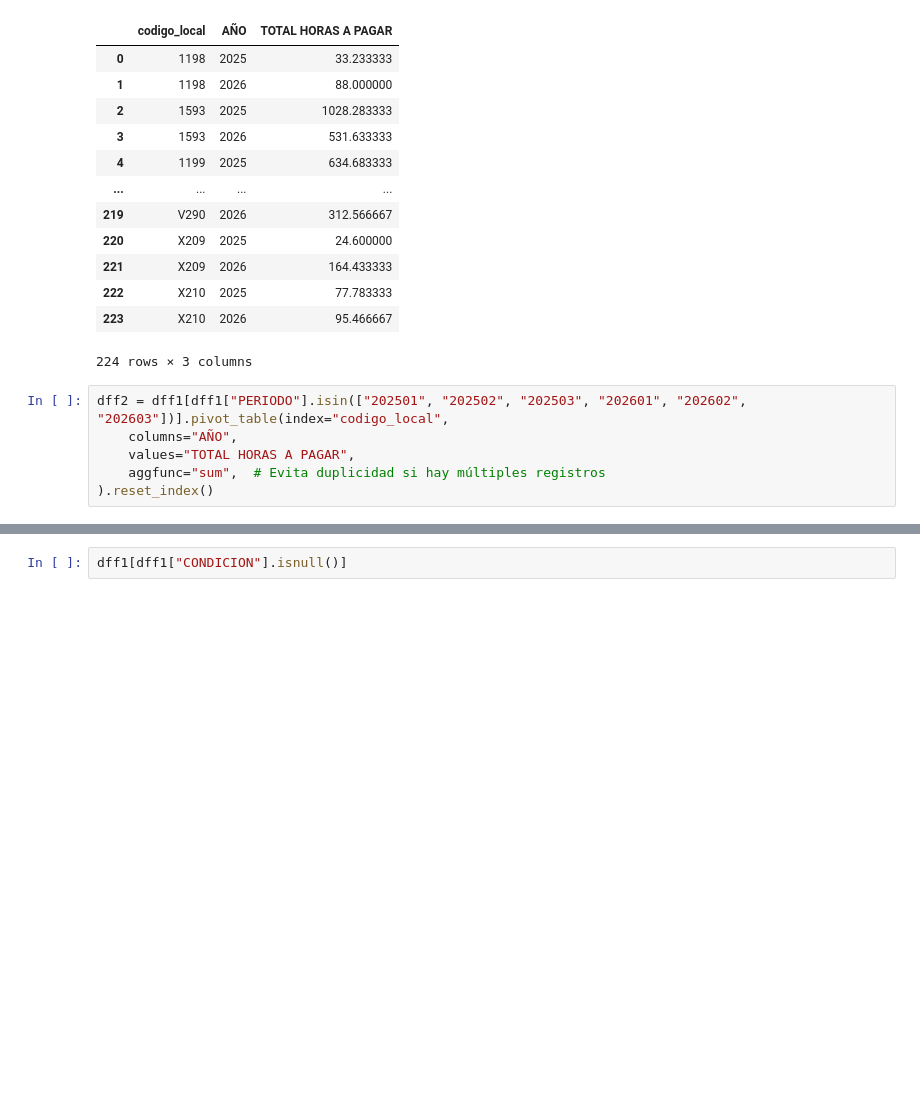
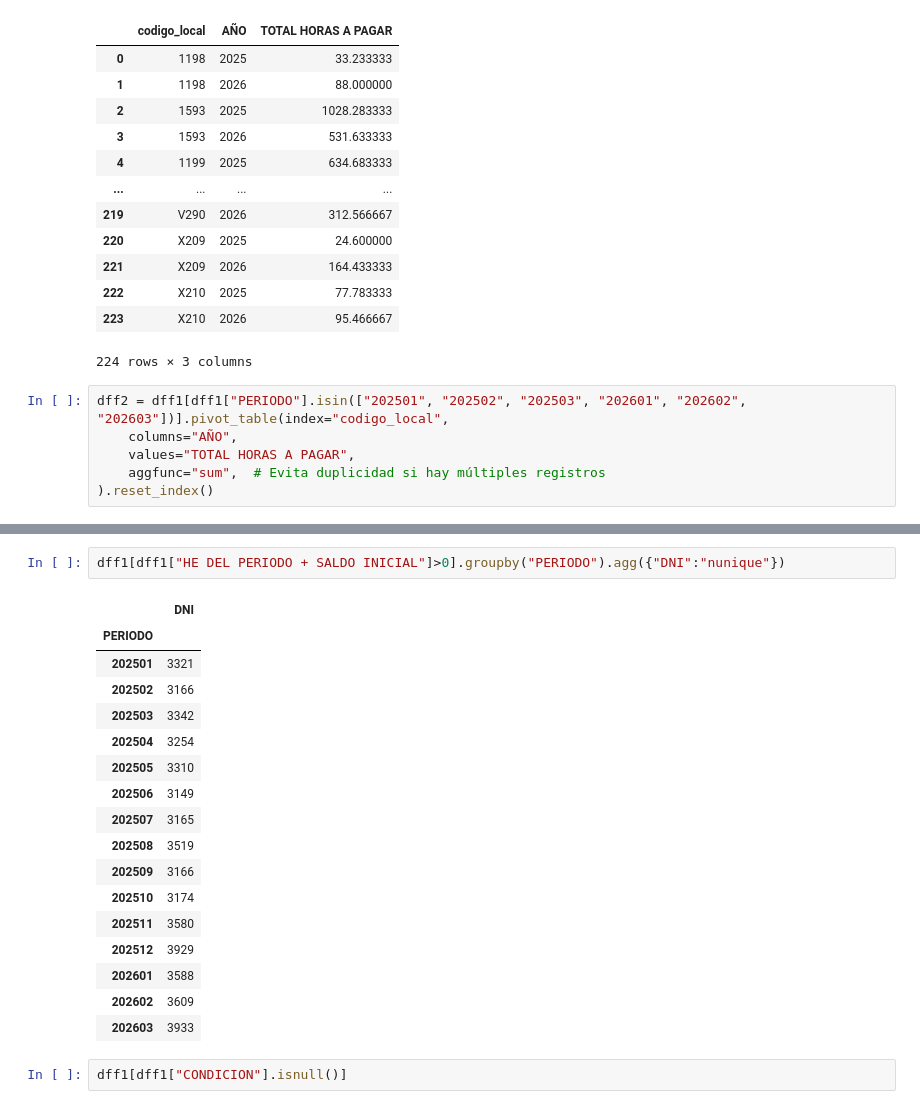
Before and after one commit to Narut05/SPSA_prod_data, a Jupyter notebook: 00_Analisis/HorasExtras/horas_extras.ipynb, the cells around one changed output, grey strips where cells are left out. Saved outputs shown, nothing was run; the diff lists cells and outputs as text; blank space fills up the shorter version.

```diff
--- a/00_Analisis/HorasExtras/horas_extras.ipynb
+++ b/00_Analisis/HorasExtras/horas_extras.ipynb
@@ -212,3 +250,23 @@ dff2.to_excel("he.xlsx", index=False)
+# %%
+dff1[dff1["HE DEL PERIODO + SALDO INICIAL"]>0].groupby("PERIODO").agg({"DNI":"nunique"})
+# %% [output]
+|  | DNI |
+| PERIODO |  |
+| 202501 | 3321 |
+| 202502 | 3166 |
+| 202503 | 3342 |
+| 202504 | 3254 |
+| 202505 | 3310 |
+| 202506 | 3149 |
+| 202507 | 3165 |
+| 202508 | 3519 |
+| 202509 | 3166 |
+| 202510 | 3174 |
+| 202511 | 3580 |
+| 202512 | 3929 |
+| 202601 | 3588 |
+| 202602 | 3609 |
+| 202603 | 3933 |
 # %%
 dff1[dff1["CONDICION"].isnull()]
 # %% [output]
```
Also changed, not shown: parts of 5 cells of this notebook, 26 other files.
